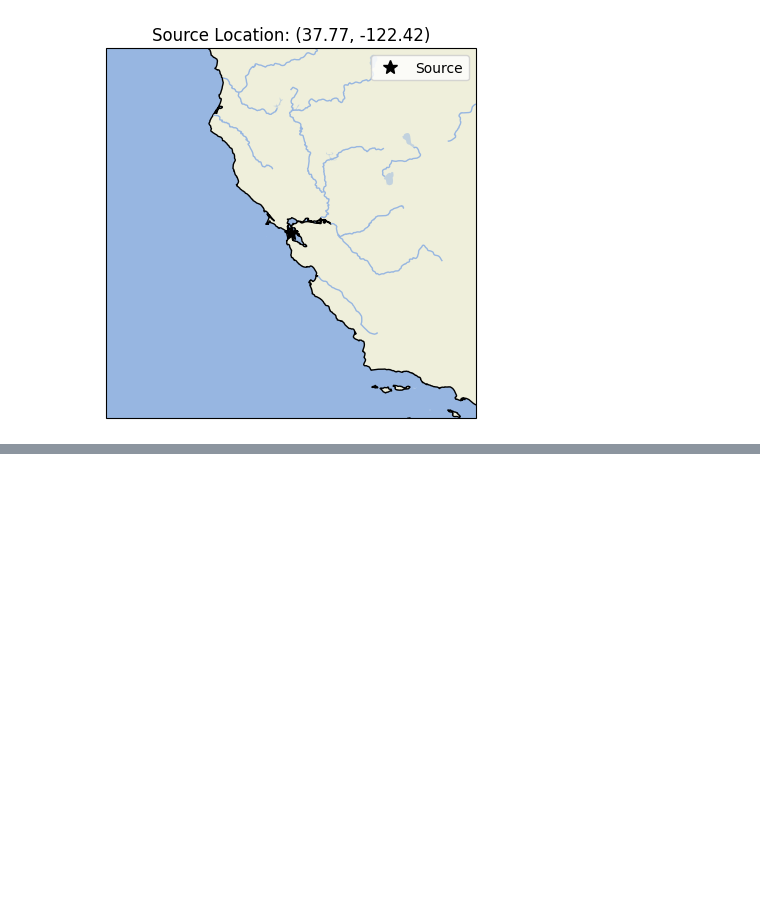
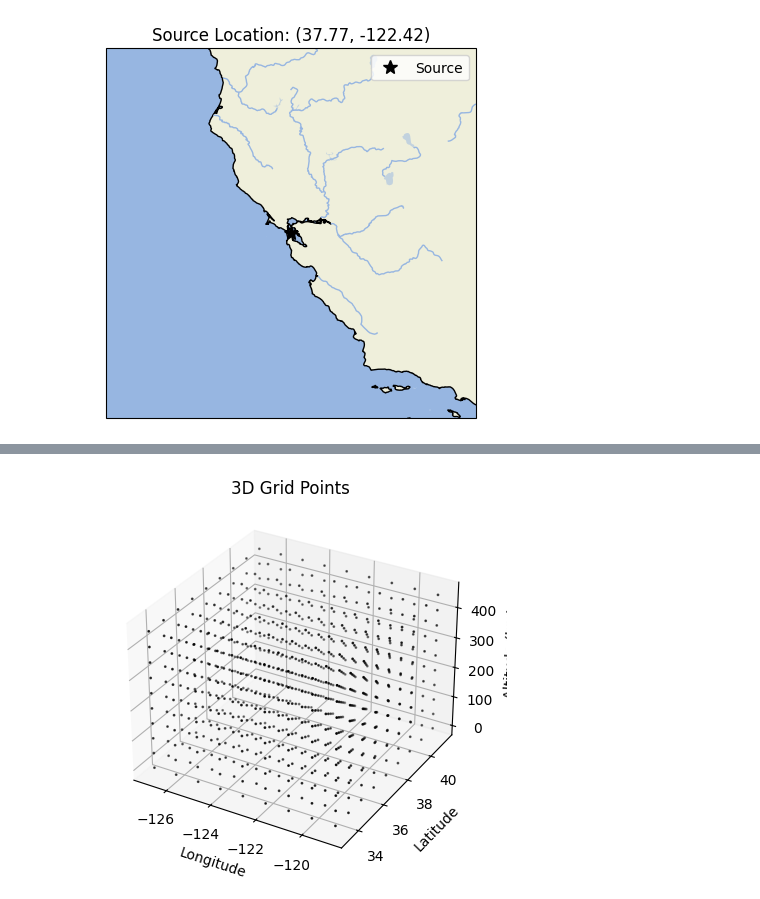
Before and after one commit to dylanmikesell/PyIonoSeis, a Jupyter notebook: example/atmosphere_model.ipynb, the cells around one changed output, grey strips where cells are left out. Saved outputs shown, nothing was run; the diff lists cells and outputs as text; code cells hidden in the pictures; blank space fills up the shorter version.

Commit message:
documenting model module

```diff
--- a/example/atmosphere_model.ipynb
+++ b/example/atmosphere_model.ipynb
@@ -31,0 +32,4 @@ model.plot_grid(show_gridlines=True)
+# %%
+model.plot_grid_3d()
+# %% [output]
+[figure, added]
```
Also changed, not shown: parts of 4 cells of this notebook, 3 other files.
